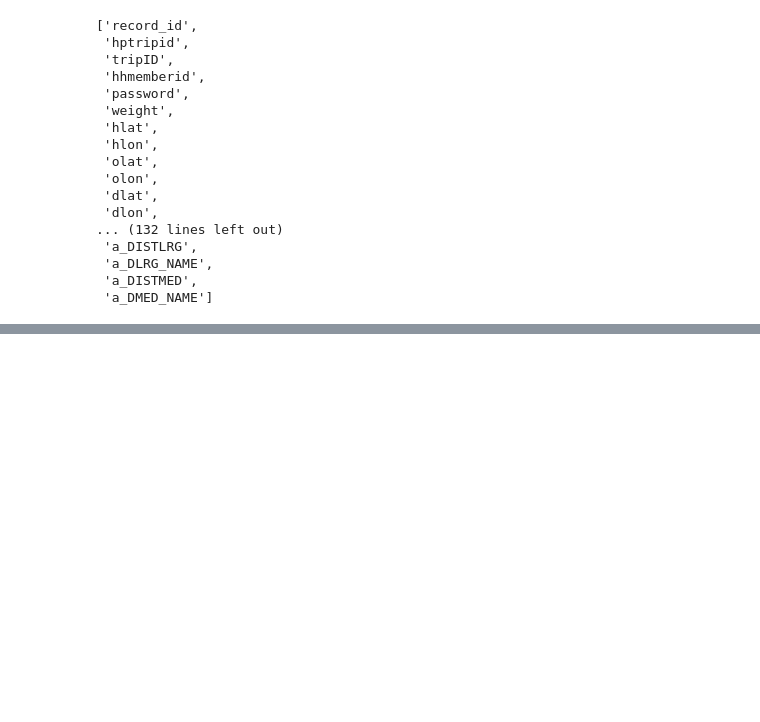
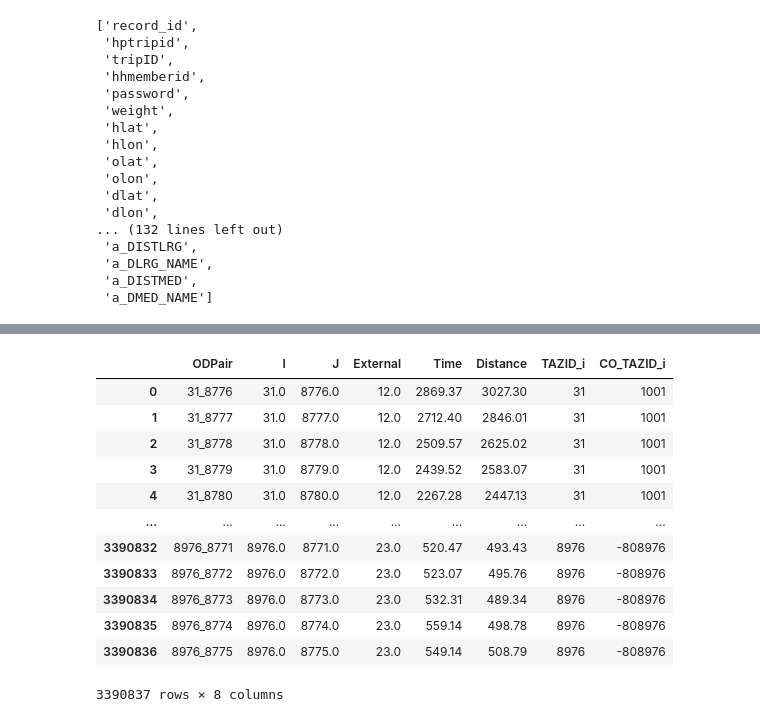
Before and after one commit to WFRCAnalytics/TDM-Externals-Using-National, a Jupyter notebook: Prepare PA Trip Tables.ipynb, the cells around one changed output, grey strips where cells are left out. Drawn from its saved outputs; the diff is of its cells as text; code cells hidden in the pictures; blank space fills up the shorter version.

```diff
--- a/Prepare PA Trip Tables.ipynb
+++ b/Prepare PA Trip Tables.ipynb
@@ -22,5 +18,12 @@ dirInput        = os.path.join(dirWork, r'input'               )
 dirIntermediate = os.path.join(dirWork, r'intermediate'        )
 dirResults      = os.path.join(dirWork, r'results'             )
 dirHHSurvey     = os.path.join(dirWork, r'0 - HH Travel Survey')
+# %%
+#globals
+filename_HHSurvey            = os.path.join(dirHHSurvey, r'2012_HHSurvey - USTMv2.1a - 2021-07-13 - Master.xlsb')
+filename_ExternalLookupTable = os.path.join(dirWork, r'2_skim_through_externals\ExternalLookup.csv')
+filename_TAZ                 = os.path.join(dirWork, r'0 - HH Travel Survey\TAZ\USTM TAZ - v21a\TAZ_v21a_wNatCoGrps_NAD83_v2.shp')
+
+sheetname_TripData = 'TripData_2021-07-06'
 # %%
 #import excel spreadsheet
@@ -50,0 +117,18 @@ display(dfTripData.columns.tolist())
+# %%
+df_luExternals_wCoTAZID_i = pd.DataFrame.merge(df_luExternals, df_luTAZ, left_on='I', right_on='TAZID')
+df_luExternals_wCoTAZID_i = df_luExternals_wCoTAZID_i.rename(columns={"CO_TAZID": "CO_TAZID_i","TAZID": "TAZID_i"})
+df_luExternals_wCoTAZID_i
+# %% [output]
+|  | ODPair | I | J | External | Time | Distance | TAZID_i | CO_TAZID_i |
+| 0 | 31_8776 | 31.0 | 8776.0 | 12.0 | 2869.37 | 3027.30 | 31 | 1001 |
+| 1 | 31_8777 | 31.0 | 8777.0 | 12.0 | 2712.40 | 2846.01 | 31 | 1001 |
+| 2 | 31_8778 | 31.0 | 8778.0 | 12.0 | 2509.57 | 2625.02 | 31 | 1001 |
+| 3 | 31_8779 | 31.0 | 8779.0 | 12.0 | 2439.52 | 2583.07 | 31 | 1001 |
+| 4 | 31_8780 | 31.0 | 8780.0 | 12.0 | 2267.28 | 2447.13 | 31 | 1001 |
+| ... | ... | ... | ... | ... | ... | ... | ... | ... |
+| 3390832 | 8976_8771 | 8976.0 | 8771.0 | 23.0 | 520.47 | 493.43 | 8976 | -808976 |
+| 3390833 | 8976_8772 | 8976.0 | 8772.0 | 23.0 | 523.07 | 495.76 | 8976 | -808976 |
+| 3390834 | 8976_8773 | 8976.0 | 8773.0 | 23.0 | 532.31 | 489.34 | 8976 | -808976 |
+| 3390835 | 8976_8774 | 8976.0 | 8774.0 | 23.0 | 559.14 | 498.78 | 8976 | -808976 |
+| 3390836 | 8976_8775 | 8976.0 | 8775.0 | 23.0 | 549.14 | 508.79 | 8976 | -808976 |
+3390837 rows × 8 columns
```
Also changed, not shown: parts of 17 cells of this notebook, 16 other files.
